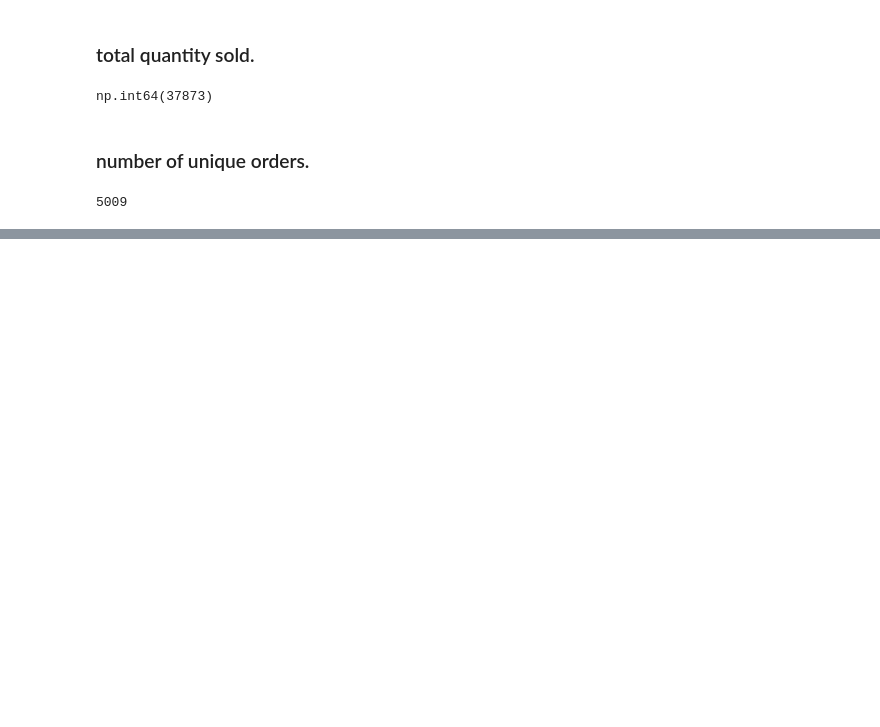
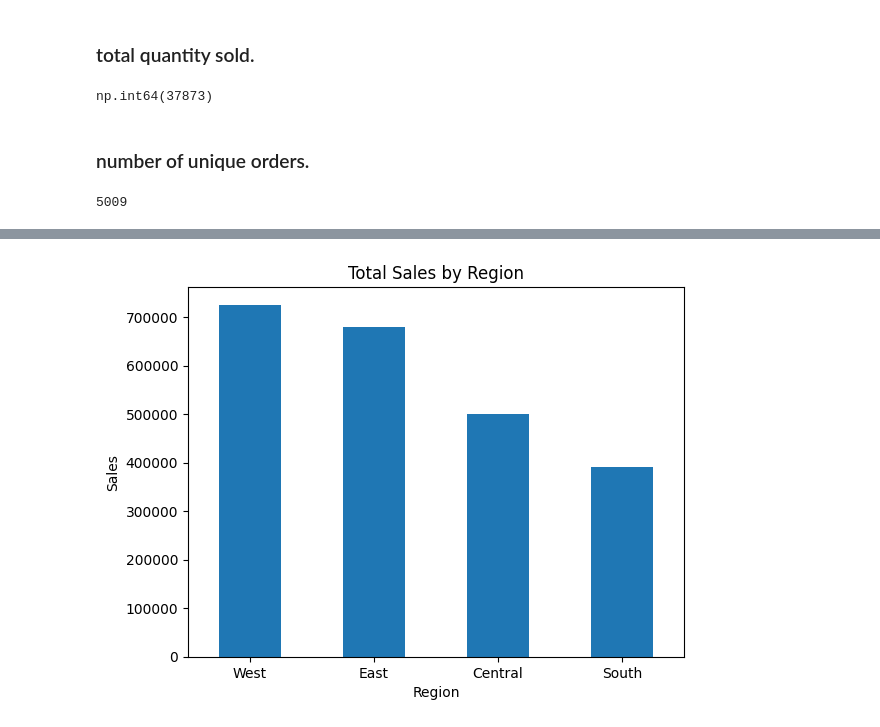
Before and after one commit to mukund1040/Data-Analytics-Projects, a Jupyter notebook: 02-Sales-Data-Analysis/Sales_Data_Analysis.ipynb, the cells around one changed output, grey strips where cells are left out. Drawn from its saved outputs; the diff is of its cells as text; code cells hidden in the pictures; blank space fills up the shorter version.

```diff
--- a/02-Sales-Data-Analysis/Sales_Data_Analysis.ipynb
+++ b/02-Sales-Data-Analysis/Sales_Data_Analysis.ipynb
@@ -153,0 +378,4 @@ df["Order ID"].nunique()
+# %%
+region_sales = df.groupby("Region")["Sales"].sum().sort_values(ascending=False)
+
+region_sales
@@ -153,0 +390,10 @@ df["Order ID"].nunique()
+# %%
+region_sales.plot(kind="bar")
+
+plt.title("Total Sales by Region")
+plt.xlabel("Region")
+plt.ylabel("Sales")
+plt.xticks(rotation=0)
+plt.show()
+# %% [output]
+[figure, added]
```
Also changed, not shown: parts of 44 cells of this notebook.
